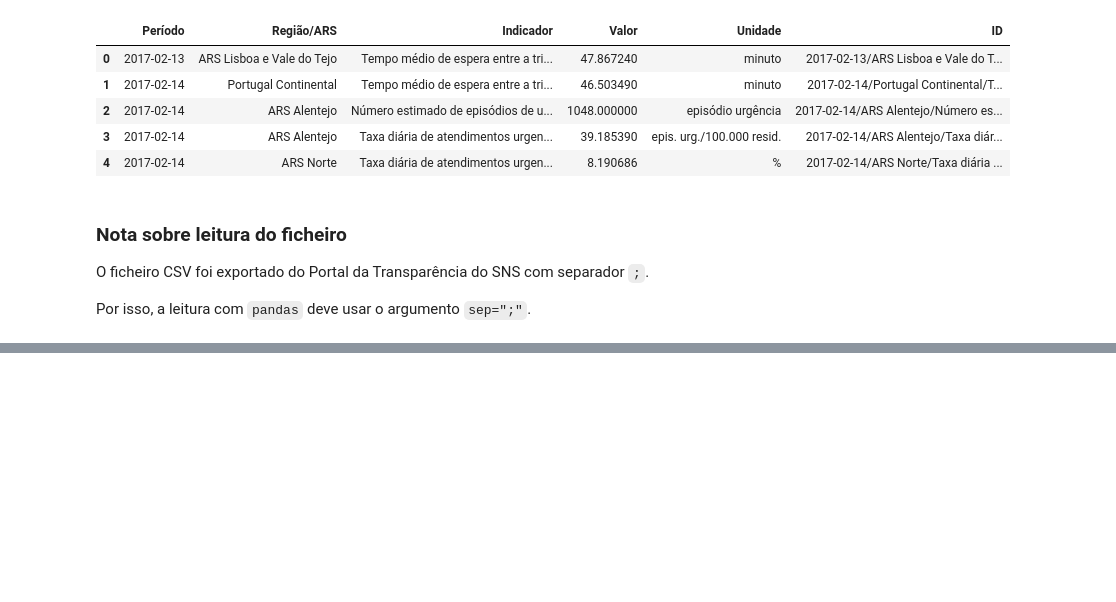
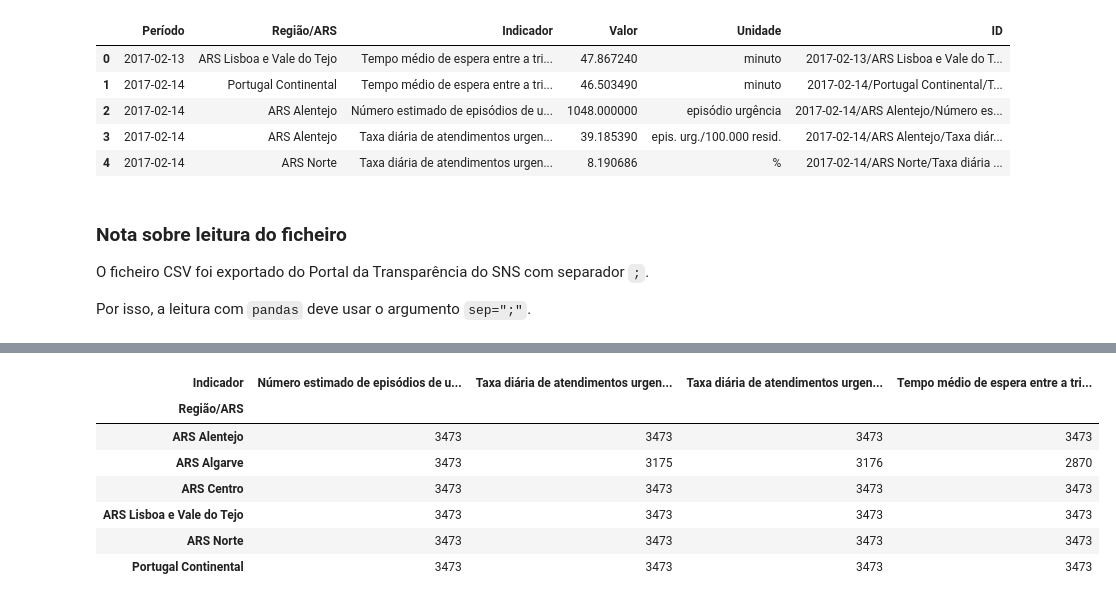
Before and after one commit to ivomargarido/ed-crowding-sns-portugal, a Jupyter notebook: notebooks/01_eda_monitorizacao_urgencias_sns.ipynb, the cells around one changed output, grey strips where cells are left out. Cells and saved outputs as stored; diff of their text form; code cells hidden in the pictures; blank space fills up the shorter version.

```diff
--- a/notebooks/01_eda_monitorizacao_urgencias_sns.ipynb
+++ b/notebooks/01_eda_monitorizacao_urgencias_sns.ipynb
@@ -75,0 +156,12 @@ Por isso, a leitura com `pandas` deve usar o argumento `sep=";"`.
+# %%
+tabela_regiao_indicador = pd.crosstab(df_main['Região/ARS'], df_main['Indicador'])
+tabela_regiao_indicador
+# %% [output]
+| Indicador | Número estimado de episódios de u... | Taxa diária de atendimentos urgen... | Taxa diária de atendimentos urgen... | Tempo médio de espera entre a tri... |
+| Região/ARS |  |  |  |  |
+| ARS Alentejo | 3473 | 3473 | 3473 | 3473 |
+| ARS Algarve | 3473 | 3175 | 3176 | 2870 |
+| ARS Centro | 3473 | 3473 | 3473 | 3473 |
+| ARS Lisboa e Vale do Tejo | 3473 | 3473 | 3473 | 3473 |
+| ARS Norte | 3473 | 3473 | 3473 | 3473 |
+| Portugal Continental | 3473 | 3473 | 3473 | 3473 |
```
Also changed, not shown: parts of 17 cells of this notebook.
